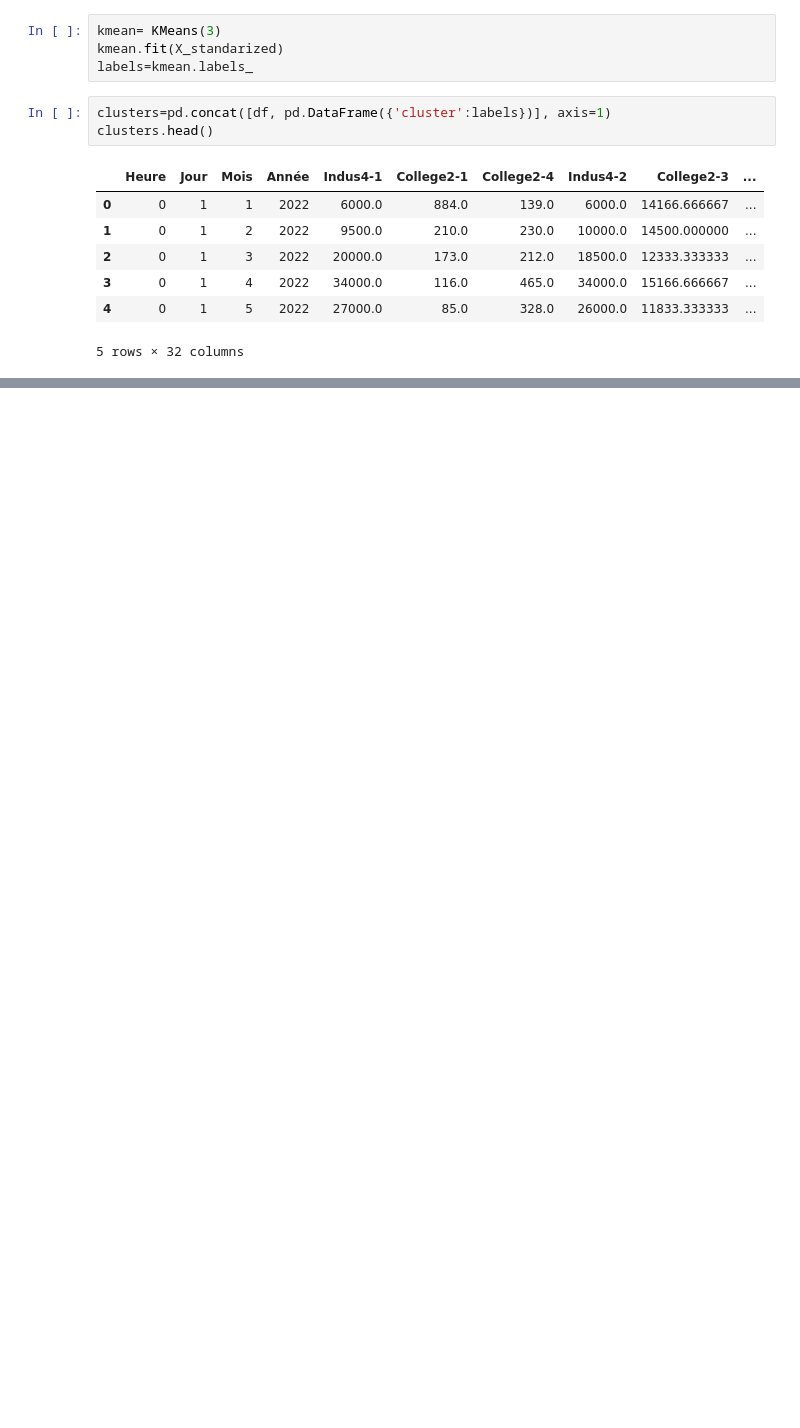
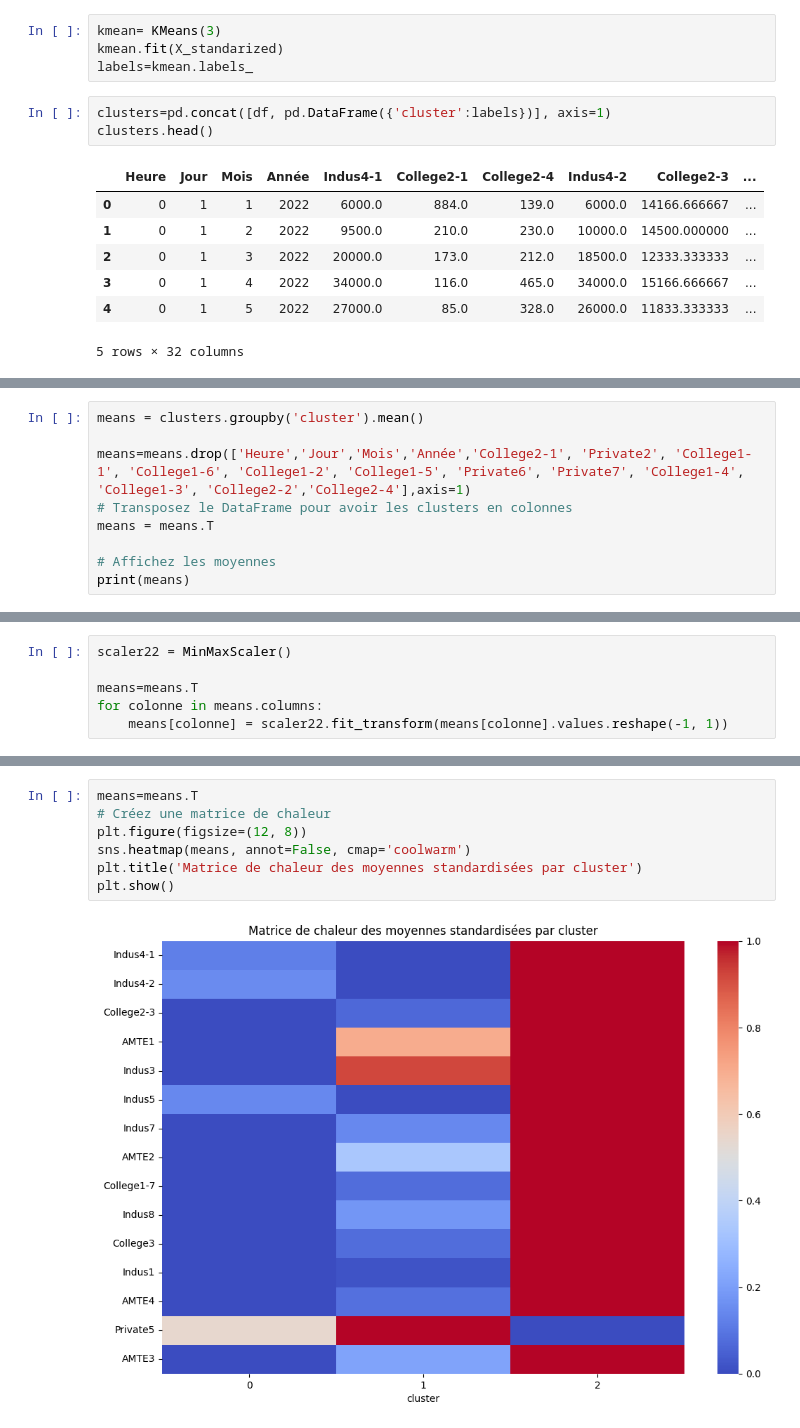
Before and after one commit to Hamza1407/AnalyseTemp, a Jupyter notebook: Clustering Heures.ipynb, the cells around one changed output, grey strips where cells are left out. Cells and saved outputs as stored; diff of their text form; blank space fills up the shorter version.

```diff
--- a/Clustering Heures.ipynb
+++ b/Clustering Heures.ipynb
@@ -103,0 +145,9 @@ La moyenne de la colonne Private2 pour le cluster 2 est de 1266.89
+# %%
+means = clusters.groupby('cluster').mean()
+
+means=means.drop(['Heure','Jour','Mois','Année','College2-1', 'Private2', 'College1-1', 'College1-6', 'College1-2', 'College1-5', 'Private6', 'Private7', 'College1-4', 'College1-3', 'College2-2','College2-4'],axis=1)
+# Transposez le DataFrame pour avoir les clusters en colonnes
+means = means.T
+
+# Affichez les moyennes
+print(means)
@@ -103,0 +173,6 @@ La moyenne de la colonne Private2 pour le cluster 2 est de 1266.89
+# %%
+scaler22 = MinMaxScaler()
+
+means=means.T
+for colonne in means.columns:
+    means[colonne] = scaler22.fit_transform(means[colonne].values.reshape(-1, 1))
@@ -103,0 +187,9 @@ La moyenne de la colonne Private2 pour le cluster 2 est de 1266.89
+# %%
+means=means.T
+# Créez une matrice de chaleur
+plt.figure(figsize=(12, 8))
+sns.heatmap(means, annot=False, cmap='coolwarm')
+plt.title('Matrice de chaleur des moyennes standardisées par cluster')
+plt.show()
+# %% [output]
+[figure, added]
```
Also changed, not shown: parts of 19 cells of this notebook.
